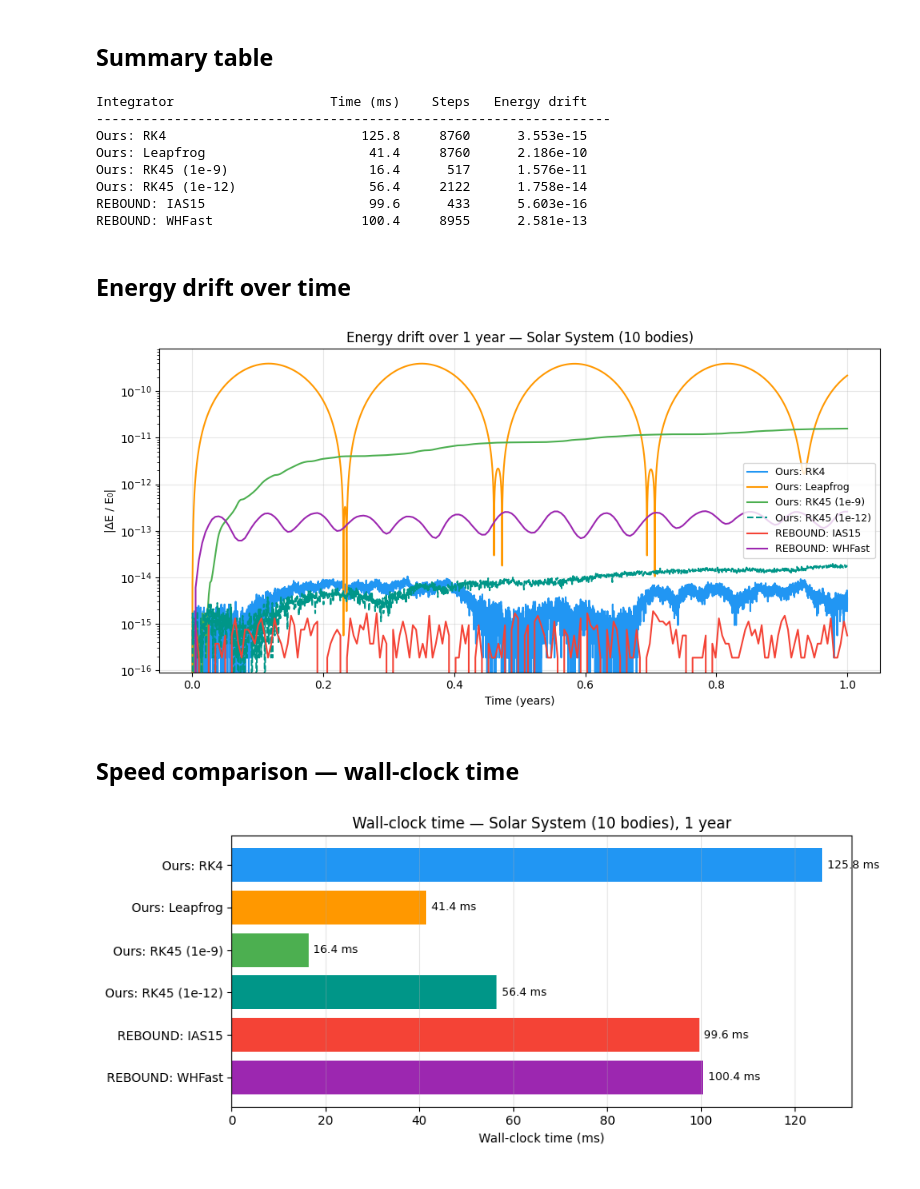
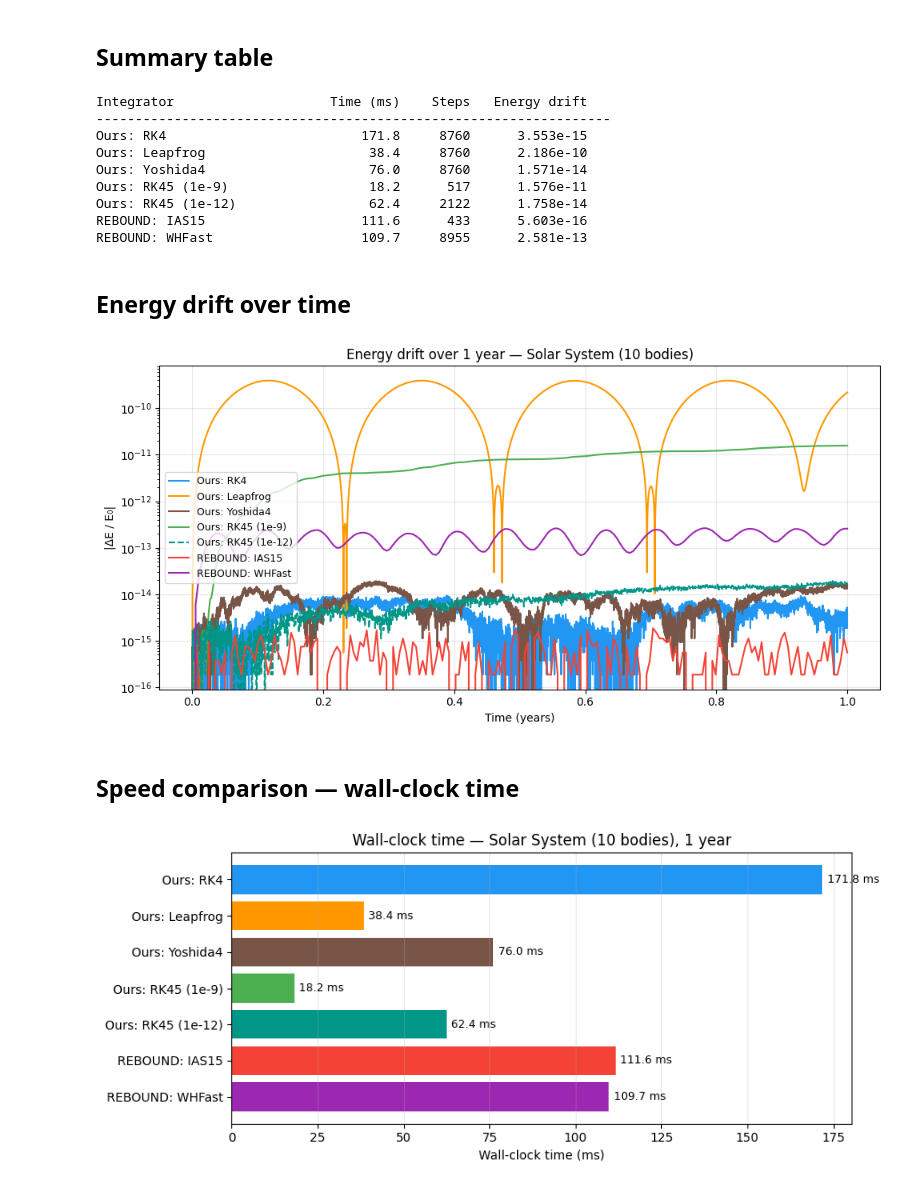
Before and after one commit to sinan-can-demir/orbital-mechanics-engine, a Jupyter notebook: examples/06_rebound_solar_system.ipynb, the cells around one changed output. Saved outputs shown, nothing was run; the diff lists cells and outputs as text; code cells hidden in the pictures.

```diff
--- a/examples/06_rebound_solar_system.ipynb
+++ b/examples/06_rebound_solar_system.ipynb
@@ -43,6 +43,7 @@ results = {}
 for label, integrator, kwargs in [
     ('Ours: RK4',        orbit.Integrator.RK4,      {'steps': 8760, 'dt': 3600.0}),
     ('Ours: Leapfrog',   orbit.Integrator.Leapfrog, {'steps': 8760, 'dt': 3600.0}),
+    ('Ours: Yoshida4',   orbit.Integrator.Yoshida4, {'steps': 8760, 'dt': 3600.0}),
 ]:
     t0 = time.perf_counter()
     r = orbit.simulate(SYSTEM, integrator=integrator, **kwargs)
@@ -123,12 +124,13 @@ for label, r in results.items():
 # %% [output]
 Integrator                    Time (ms)    Steps   Energy drift
 ------------------------------------------------------------------
-Ours: RK4                         125.8     8760      3.553e-15
-Ours: Leapfrog                     41.4     8760      2.186e-10
-Ours: RK45 (1e-9)                  16.4      517      1.576e-11
-Ours: RK45 (1e-12)                 56.4     2122      1.758e-14
-REBOUND: IAS15                     99.6      433      5.603e-16
-REBOUND: WHFast                   100.4     8955      2.581e-13
+Ours: RK4                         171.8     8760      3.553e-15
+Ours: Leapfrog                     38.4     8760      2.186e-10
+Ours: Yoshida4                     76.0     8760      1.571e-14
+Ours: RK45 (1e-9)                  18.2      517      1.576e-11
+Ours: RK45 (1e-12)                 62.4     2122      1.758e-14
+REBOUND: IAS15                    111.6      433      5.603e-16
+REBOUND: WHFast                   109.7     8955      2.581e-13
 # %% [markdown]
 ## Energy drift over time
 # %%
@@ -137,6 +139,7 @@ fig, ax = plt.subplots(figsize=(10, 5))
 styles = {
     'Ours: RK4':          {'color': '#2196F3', 'ls': '-'},
     'Ours: Leapfrog':     {'color': '#FF9800', 'ls': '-'},
+    'Ours: Yoshida4':     {'color': '#795548', 'ls': '-'},
     'Ours: RK45 (1e-9)':  {'color': '#4CAF50', 'ls': '-'},
     'Ours: RK45 (1e-12)': {'color': '#009688', 'ls': '--'},
     'REBOUND: IAS15':     {'color': '#F44336', 'ls': '-'},
@@ -157,26 +160,26 @@ ax.grid(True, alpha=0.3)
 plt.tight_layout()
 plt.show()
 # %% [output]
-[figure, old version]
+[figure, new version]
 # %% [markdown]
 ## Speed comparison — wall-clock time
 # %%
 labels = list(results.keys())
 times  = [results[k]['time_ms'] for k in labels]
 
-colors = ['#2196F3', '#FF9800', '#4CAF50', '#009688', '#F44336', '#9C27B0']
+colors = ['#2196F3', '#FF9800', '#795548', '#4CAF50', '#009688', '#F44336', '#9C27B0']
 
 fig, ax = plt.subplots(figsize=(9, 4))
 bars = ax.barh(labels, times, color=colors[:len(labels)])
 ax.bar_label(bars, fmt='%.1f ms', padding=4, fontsize=9)
 ax.set_xlabel('Wall-clock time (ms)')
 ax.set_title('Wall-clock time — Solar System (10 bodies), 1 year')
 ax.invert_yaxis()
 ax.grid(axis='x', alpha=0.3)
 plt.tight_layout()
 plt.show()
 # %% [output]
-[figure, old version]
+[figure, new version]
 # %% [markdown]
 ## Discussion
 
```
Also changed, not shown: parts of 2 cells of this notebook, 28 other files.
